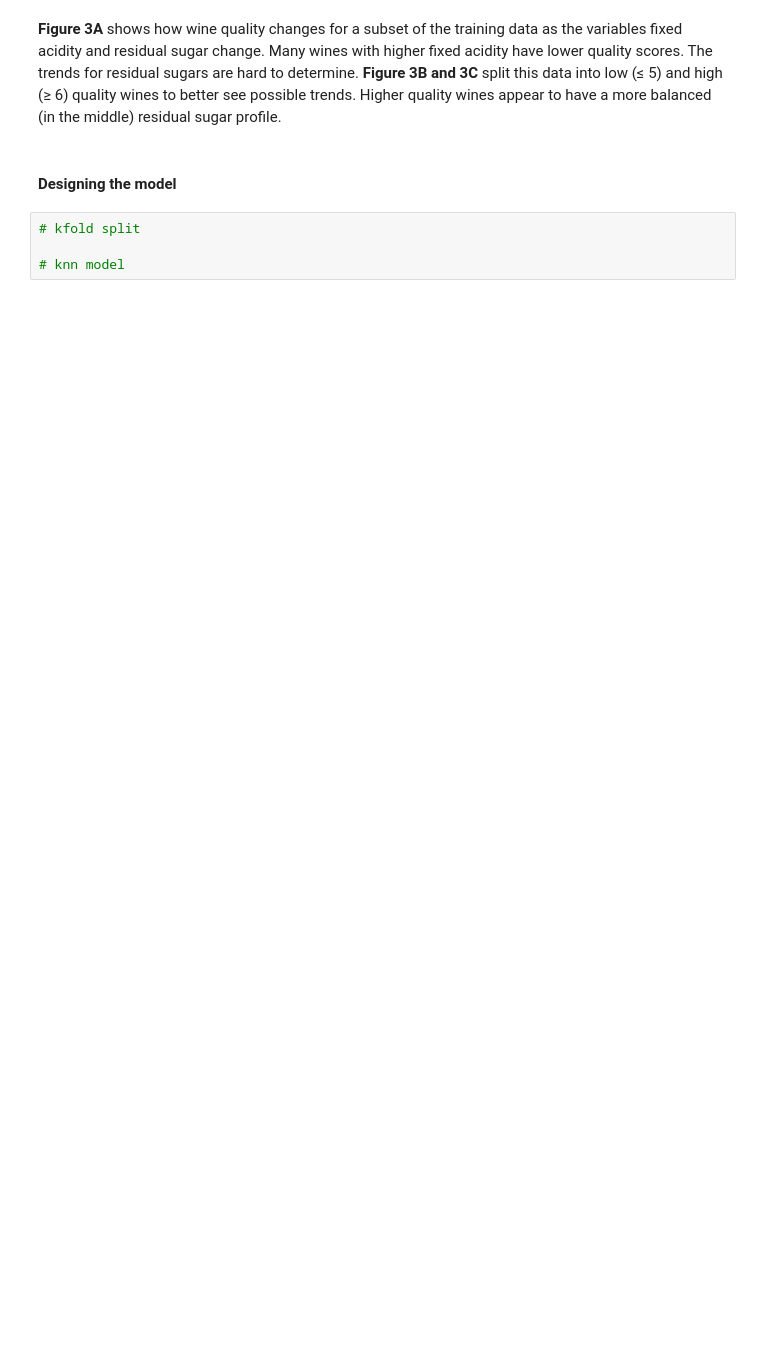
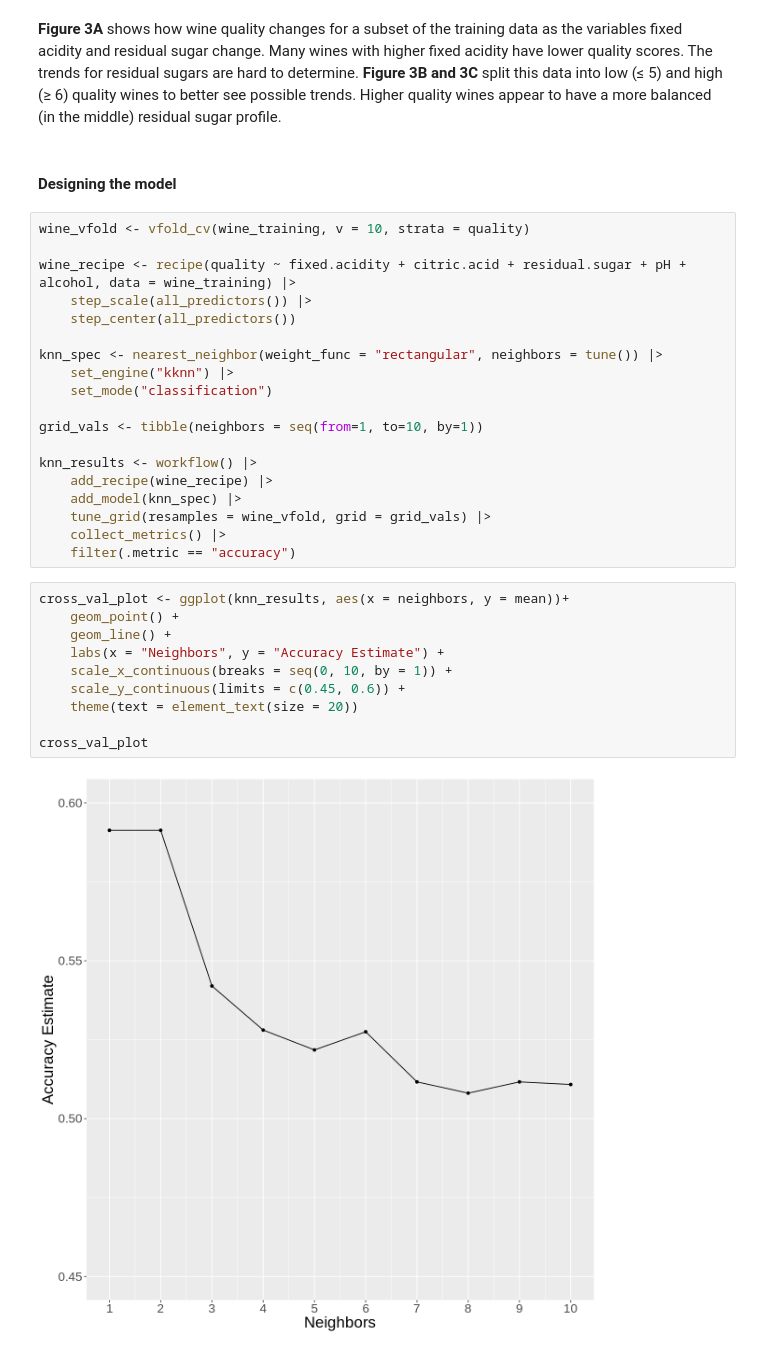
Before and after one commit to rileywheadon/dsci100-project-proposal, a Jupyter notebook: project_final_report.ipynb, the cells around one changed output. Drawn from its saved outputs; the diff is of its cells as text; blank space fills up the shorter version.

Commit message:
added k model

```diff
--- a/project_final_report.ipynb
+++ b/project_final_report.ipynb
@@ -315,6 +296,33 @@ Warning message:
 # %% [markdown]
 #### Designing the model
 # %%
-# kfold split
+wine_vfold <- vfold_cv(wine_training, v = 10, strata = quality)
 
-# knn model
+wine_recipe <- recipe(quality ~ fixed.acidity + citric.acid + residual.sugar + pH + alcohol, data = wine_training) |>
+    step_scale(all_predictors()) |>
+    step_center(all_predictors())
+
+knn_spec <- nearest_neighbor(weight_func = "rectangular", neighbors = tune()) |>
+    set_engine("kknn") |>
+    set_mode("classification")
+
+grid_vals <- tibble(neighbors = seq(from=1, to=10, by=1))
+
+knn_results <- workflow() |>
+    add_recipe(wine_recipe) |>
+    add_model(knn_spec) |>
+    tune_grid(resamples = wine_vfold, grid = grid_vals) |>
+    collect_metrics() |>
+    filter(.metric == "accuracy")
+# %%
+cross_val_plot <- ggplot(knn_results, aes(x = neighbors, y = mean))+
+    geom_point() +
+    geom_line() +
+    labs(x = "Neighbors", y = "Accuracy Estimate") +
+    scale_x_continuous(breaks = seq(0, 10, by = 1)) +
+    scale_y_continuous(limits = c(0.45, 0.6)) +
+    theme(text = element_text(size = 20))
+
+cross_val_plot
+# %% [output]
+[figure, added]
```
Also changed, not shown: parts of 7 cells of this notebook.
